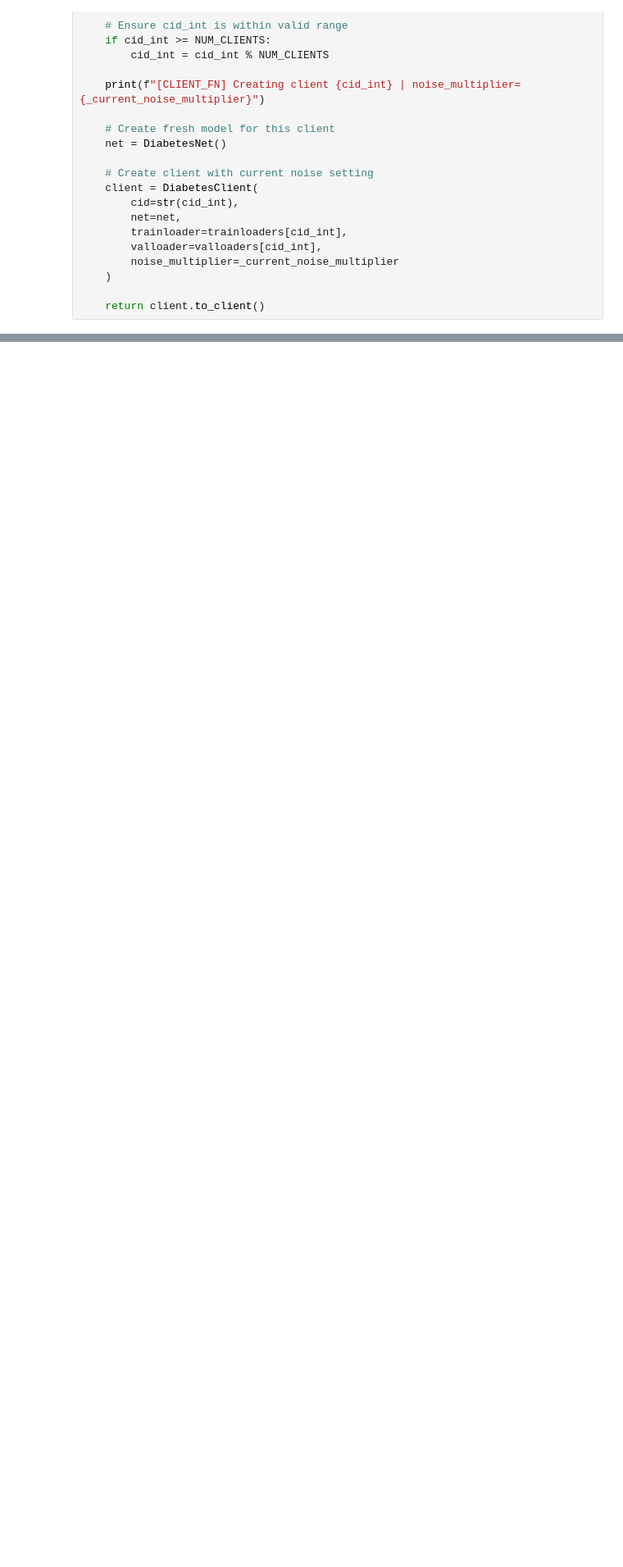
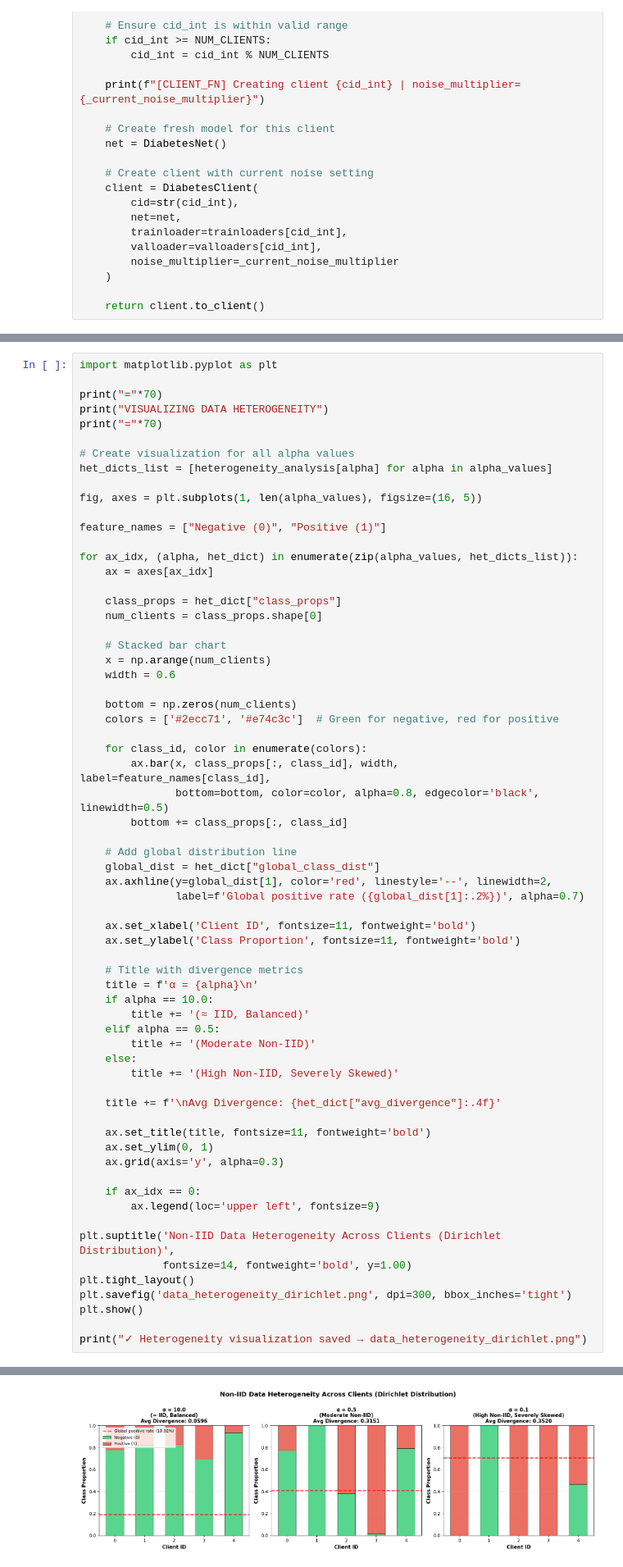
Before and after one commit to raguig/MultiFedX-DiabMor, a Jupyter notebook: notebooks/02_flower_federated_baseline.ipynb, the cells around one changed output, grey strips where cells are left out. Shown at 82% size. Saved outputs shown, nothing was run; the diff lists cells and outputs as text; blank space fills up the shorter version.

```diff
--- a/notebooks/02_flower_federated_baseline.ipynb
+++ b/notebooks/02_flower_federated_baseline.ipynb
@@ -386,0 +626,66 @@ Created 5 clients with local train/val splits.
+# %%
+import matplotlib.pyplot as plt
+
+print("="*70)
+print("VISUALIZING DATA HETEROGENEITY")
+print("="*70)
+
+# Create visualization for all alpha values
+het_dicts_list = [heterogeneity_analysis[alpha] for alpha in alpha_values]
+
+fig, axes = plt.subplots(1, len(alpha_values), figsize=(16, 5))
+
+feature_names = ["Negative (0)", "Positive (1)"]
+
+for ax_idx, (alpha, het_dict) in enumerate(zip(alpha_values, het_dicts_list)):
+    ax = axes[ax_idx]
+
+    class_props = het_dict["class_props"]
+    num_clients = class_props.shape[0]
+
+    # Stacked bar chart
+    x = np.arange(num_clients)
+    width = 0.6
+
+    bottom = np.zeros(num_clients)
+    colors = ['#2ecc71', '#e74c3c']  # Green for negative, red for positive
+
+    for class_id, color in enumerate(colors):
+        ax.bar(x, class_props[:, class_id], width, label=feature_names[class_id],
+               bottom=bottom, color=color, alpha=0.8, edgecolor='black', linewidth=0.5)
+        bottom += class_props[:, class_id]
+
+    # Add global distribution line
+    global_dist = het_dict["global_class_dist"]
+    ax.axhline(y=global_dist[1], color='red', linestyle='--', linewidth=2,
+               label=f'Global positive rate ({global_dist[1]:.2%})', alpha=0.7)
+
+    ax.set_xlabel('Client ID', fontsize=11, fontweight='bold')
+    ax.set_ylabel('Class Proportion', fontsize=11, fontweight='bold')
+
+    # Title with divergence metrics
+    title = f'α = {alpha}\n'
+    if alpha == 10.0:
+        title += '(≈ IID, Balanced)'
+    elif alpha == 0.5:
+        title += '(Moderate Non-IID)'
+    else:
+        title += '(High Non-IID, Severely Skewed)'
+
+    title += f'\nAvg Divergence: {het_dict["avg_divergence"]:.4f}'
+
+    ax.set_title(title, fontsize=11, fontweight='bold')
+    ax.set_ylim(0, 1)
+    ax.grid(axis='y', alpha=0.3)
+
+    if ax_idx == 0:
+        ax.legend(loc='upper left', fontsize=9)
+
+plt.suptitle('Non-IID Data Heterogeneity Across Clients (Dirichlet Distribution)',
+             fontsize=14, fontweight='bold', y=1.00)
+plt.tight_layout()
+plt.savefig('data_heterogeneity_dirichlet.png', dpi=300, bbox_inches='tight')
+plt.show()
+
+print("✓ Heterogeneity visualization saved → data_heterogeneity_dirichlet.png")
+# %% [output]
@@ -386,0 +695 @@ Created 5 clients with local train/val splits.
+[figure, added]
```
Also changed, not shown: parts of 13 cells of this notebook, 6 other files.
